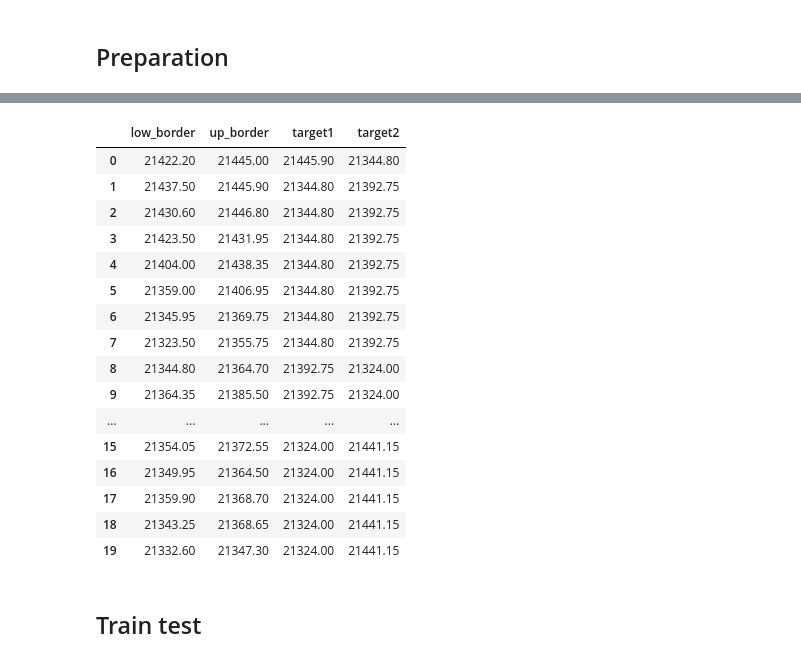
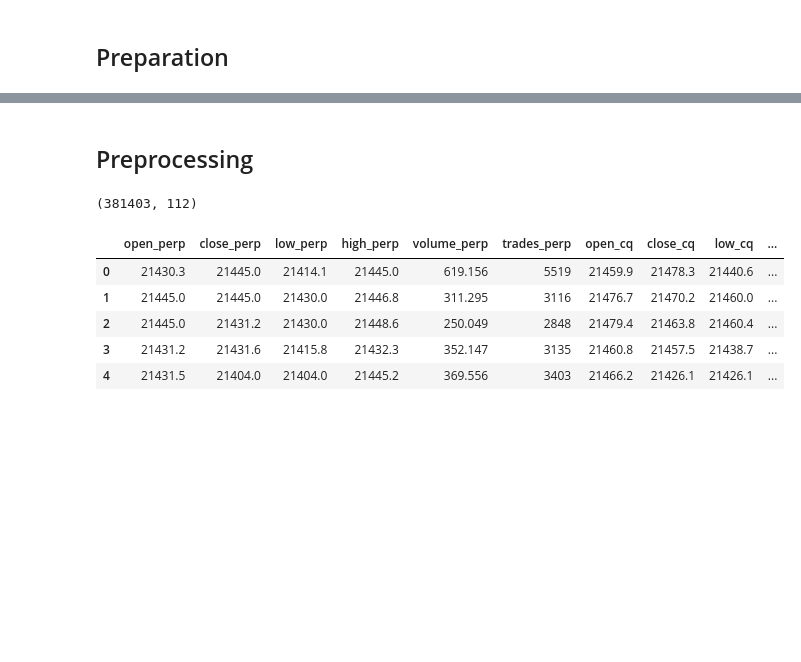
Before and after one commit to NikitaKrotenko/Diploma, a Jupyter notebook: model.ipynb, the cells around one changed output, grey strips where cells are left out. Cells and saved outputs as stored; diff of their text form; code cells hidden in the pictures; blank space fills up the shorter version.

```diff
--- a/model.ipynb
+++ b/model.ipynb
@@ -32,35 +28,20 @@ and
+# %%
+df_fin['low_border'] = (df_fin['low_perp'] + df_fin[['open_perp', 'close_perp']].min(axis=1)) / 2
+df_fin['up_border'] = (df_fin['high_perp'] + df_fin[['open_perp', 'close_perp']].max(axis=1)) / 2
+df_fin.loc[df_fin['ismaxima'] & df_fin['extr7'], 'target1'] = df_fin.loc[df_fin['ismaxima'] & df_fin['extr7'], 'up_border']
+df_fin.loc[df_fin['isminima'] & df_fin['extr7'], 'target1'] = df_fin.loc[df_fin['isminima'] & df_fin['extr7'], 'low_border']
+
+
+df_fin['min_over_upcoming_30min'] = df_fin['low_border'][::-1].rolling(window=30).min()[::-1]
+df_fin['max_over_upcoming_30min'] = df_fin['up_border' ][::-1].rolling(window=30).max()[::-1]
+df_fin.loc[df_fin['ismaxima'] & df_fin['extr7'], 'target2'] = df_fin.loc[df_fin['ismaxima'] & df_fin['extr7'], 'min_over_upcoming_30min']
+df_fin.loc[df_fin['isminima'] & df_fin['extr7'], 'target2'] = df_fin.loc[df_fin['isminima'] & df_fin['extr7'], 'max_over_upcoming_30min']
+
+
+df_fin.loc[df_fin['ismaxima'] & df_fin['extr7'], 'contract_type'] = 1
+df_fin.loc[df_fin['isminima'] & df_fin['extr7'], 'contract_type'] = 0
+
+df_fin[['target1', 'target2', 'contract_type']] = df_fin[['target1', 'target2', 'contract_type']].shift(-1).fillna(method='bfill')
+df_fin.dropna(inplace=True)
 # %%
 # df_fin.loc[~df_fin['extr7'], ['ismaxima', 'isminima']] = False
-# %%
-df_fin['low_border'] = (df_fin['low_perp'] + df_fin[['open_perp', 'close_perp']].min(axis=1)) / 2
-df_fin['up_border'] = (df_fin['high_perp'] + df_fin[['open_perp', 'close_perp']].max(axis=1)) / 2
-
-df_fin.loc[df_fin['ismaxima'] & df_fin['extr7'], 'target1'] = df_fin.loc[df_fin['ismaxima'] & df_fin['extr7'], 'up_border']
-df_fin.loc[df_fin['isminima'] & df_fin['extr7'], 'target1'] = df_fin.loc[df_fin['isminima'] & df_fin['extr7'], 'low_border']
-
-df_fin.loc[df_fin['extr7'], 'target2'] = df_fin.loc[df_fin['extr7'], 'target1'].shift(-1)
-
-df_fin[['target1', 'target2']] = df_fin[['target1', 'target2']].shift(-1).fillna(method='bfill')
-df_fin.dropna(inplace=True)
-# %%
-df_fin.iloc[:, -4:].head(20)
-# %% [output]
-|  | low_border | up_border | target1 | target2 |
-| 0 | 21422.20 | 21445.00 | 21445.90 | 21344.80 |
-| 1 | 21437.50 | 21445.90 | 21344.80 | 21392.75 |
-| 2 | 21430.60 | 21446.80 | 21344.80 | 21392.75 |
-| 3 | 21423.50 | 21431.95 | 21344.80 | 21392.75 |
-| 4 | 21404.00 | 21438.35 | 21344.80 | 21392.75 |
-| 5 | 21359.00 | 21406.95 | 21344.80 | 21392.75 |
-| 6 | 21345.95 | 21369.75 | 21344.80 | 21392.75 |
-| 7 | 21323.50 | 21355.75 | 21344.80 | 21392.75 |
-| 8 | 21344.80 | 21364.70 | 21392.75 | 21324.00 |
-| 9 | 21364.35 | 21385.50 | 21392.75 | 21324.00 |
-| ... | ... | ... | ... | ... |
-| 15 | 21354.05 | 21372.55 | 21324.00 | 21441.15 |
-| 16 | 21349.95 | 21364.50 | 21324.00 | 21441.15 |
-| 17 | 21359.90 | 21368.70 | 21324.00 | 21441.15 |
-| 18 | 21343.25 | 21368.65 | 21324.00 | 21441.15 |
-| 19 | 21332.60 | 21347.30 | 21324.00 | 21441.15 |
-# %% [markdown]
-## Train test
@@ -67 +80,14 @@ df_fin.iloc[:, -4:].head(20)
+# %% [markdown]
+## Preprocessing
+# %%
+print(df_fin.shape)
+df_fin.head()
+# %% [output]
+(381403, 112)
+|  | open_perp | close_perp | low_perp | high_perp | volume_perp | trades_perp | open_cq | close_cq | low_cq | ... |
+| 0 | 21430.3 | 21445.0 | 21414.1 | 21445.0 | 619.156 | 5519 | 21459.9 | 21478.3 | 21440.6 | ... |
+| 1 | 21445.0 | 21445.0 | 21430.0 | 21446.8 | 311.295 | 3116 | 21476.7 | 21470.2 | 21460.0 | ... |
+| 2 | 21445.0 | 21431.2 | 21430.0 | 21448.6 | 250.049 | 2848 | 21479.4 | 21463.8 | 21460.4 | ... |
+| 3 | 21431.2 | 21431.6 | 21415.8 | 21432.3 | 352.147 | 3135 | 21460.8 | 21457.5 | 21438.7 | ... |
+| 4 | 21431.5 | 21404.0 | 21404.0 | 21445.2 | 369.556 | 3403 | 21466.2 | 21426.1 | 21426.1 | ... |
 # %%
```
Also changed, not shown: parts of 36 cells of this notebook, 1 other file.
